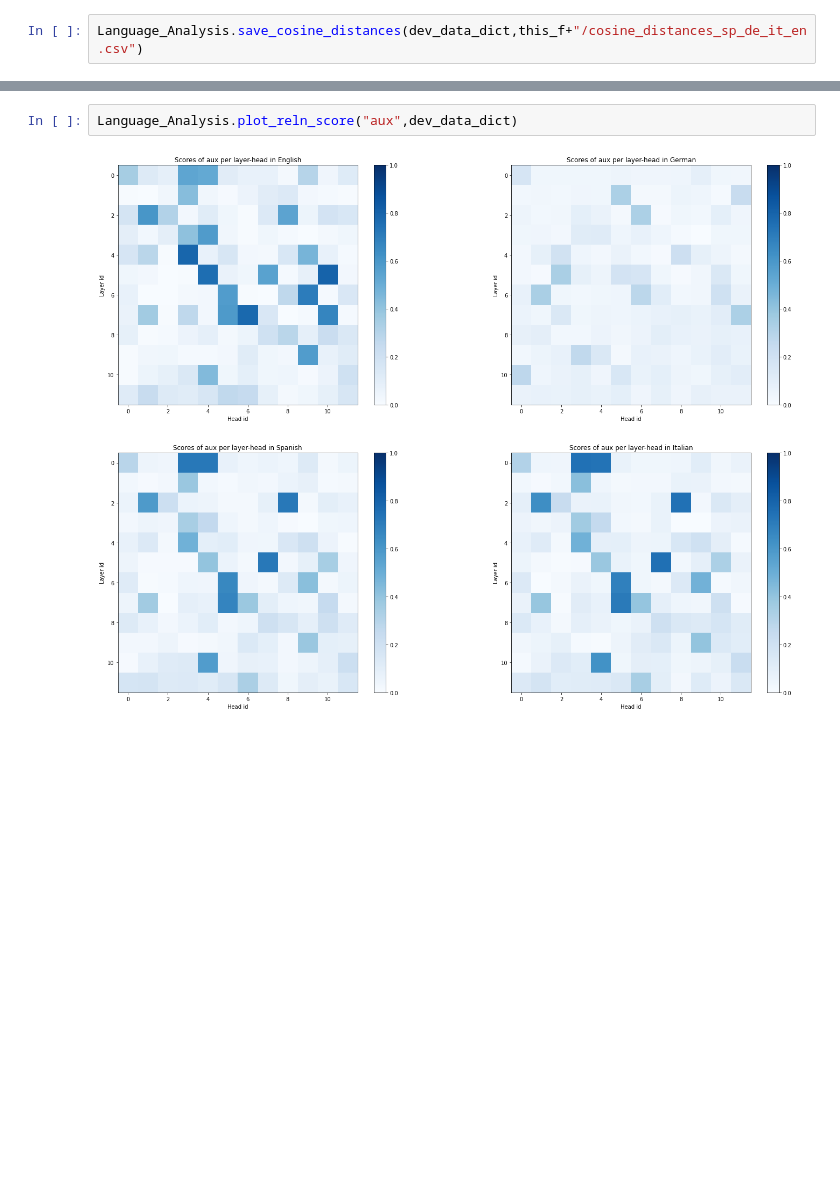
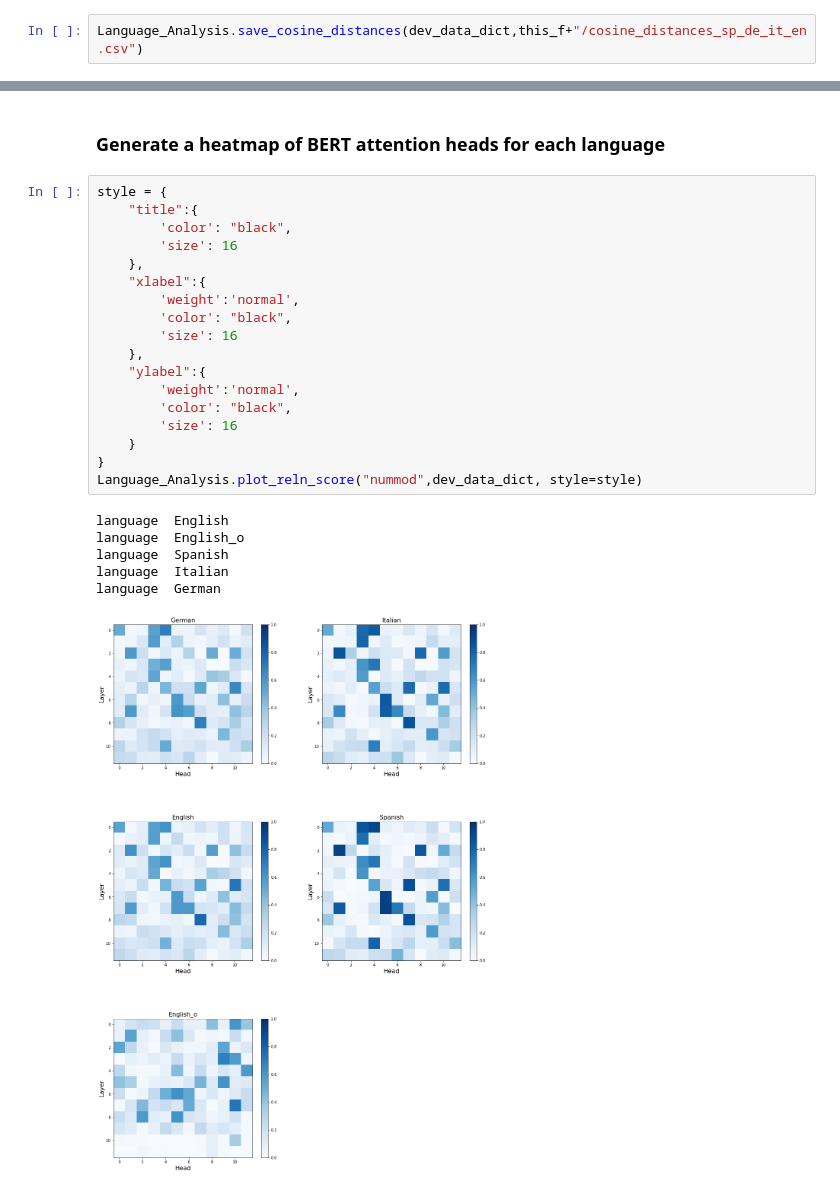
Before and after one commit to eliza166/mbertparsing, a Jupyter notebook: Analysis.ipynb, the cells around one changed output, grey strips where cells are left out. Saved outputs shown, nothing was run; the diff lists cells and outputs as text; blank space fills up the shorter version.

```diff
--- a/Analysis.ipynb
+++ b/Analysis.ipynb
@@ -157,4 +215,27 @@ compound |   119 | attn: 16.8 | offset=-3: 18.5 | 6-8 head<-dep
-# %%
-Language_Analysis.plot_reln_score("aux",dev_data_dict)
-# %% [output]
-[figure, removed]
+# %% [markdown]
+### Generate a heatmap of BERT attention heads for each language
+# %%
+style = {
+    "title":{
+        'color': "black",
+        'size': 16
+    },
+    "xlabel":{
+        'weight':'normal',
+        'color': "black",
+        'size': 16
+    },
+    "ylabel":{
+        'weight':'normal',
+        'color': "black",
+        'size': 16
+    }
+}
+Language_Analysis.plot_reln_score("nummod",dev_data_dict, style=style)
+# %% [output]
+language  English
+language  English_o
+language  Spanish
+language  Italian
+language  German
+[figure, added]
```
Also changed, not shown: parts of 79 cells of this notebook, 3 other files.
